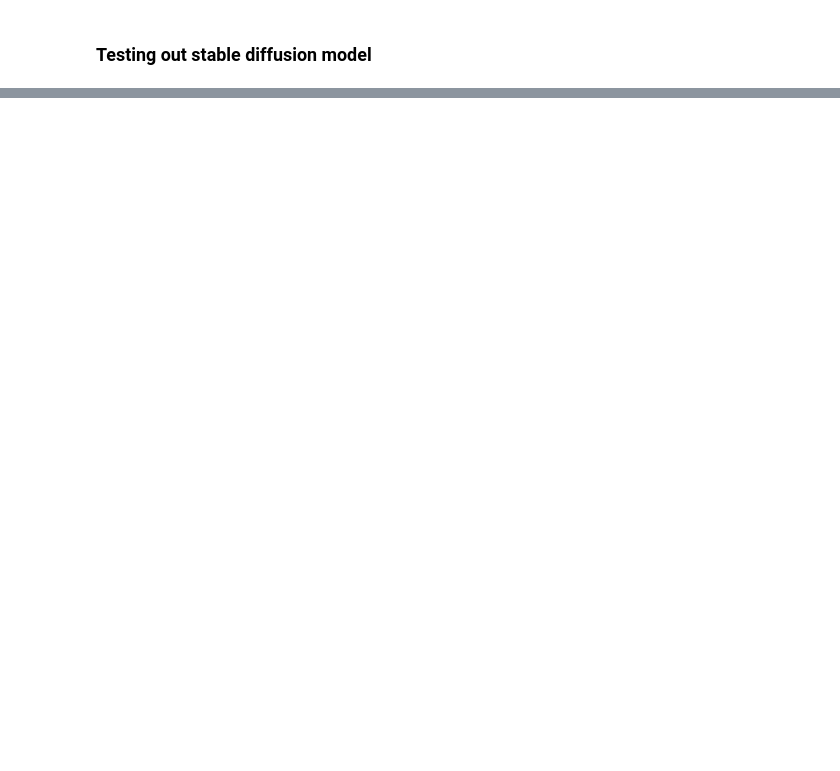
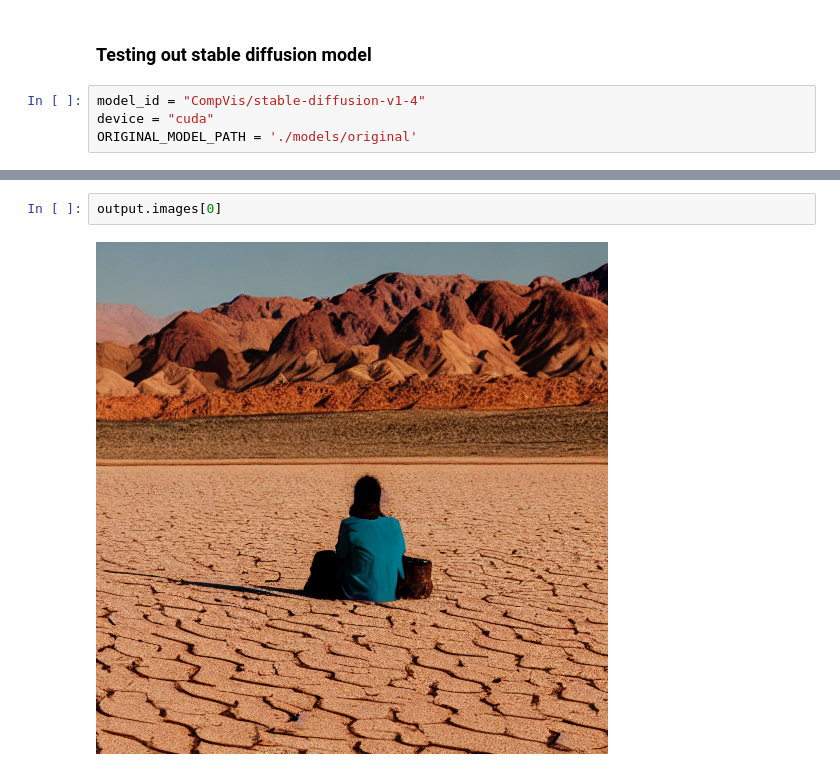
Before and after one commit to TrevorAshby/DiffusionOfExperts, a Jupyter notebook: diffusion_experts.ipynb, the cells around one changed output, grey strips where cells are left out. Cells and saved outputs as stored; diff of their text form; blank space fills up the shorter version.

```diff
--- a/diffusion_experts.ipynb
+++ b/diffusion_experts.ipynb
@@ -198,4 +201,8 @@ def get_dataloaders(train_split=0.7, test_split=0.2, val_split=0.1, batch_size=4
     return train_loader, validation_loader, test_loader
 # %% [markdown]
 ### Testing out stable diffusion model
+# %%
+model_id = "CompVis/stable-diffusion-v1-4"
+device = "cuda"
+ORIGINAL_MODEL_PATH = './models/original'
 # %%
@@ -220,0 +247,4 @@ image # 512 x 512 pixel image produced by diffusion model
+# %%
+output.images[0]
+# %% [output]
+[figure, added]
```
Also changed, not shown: parts of 10 cells of this notebook, 3 other files.
